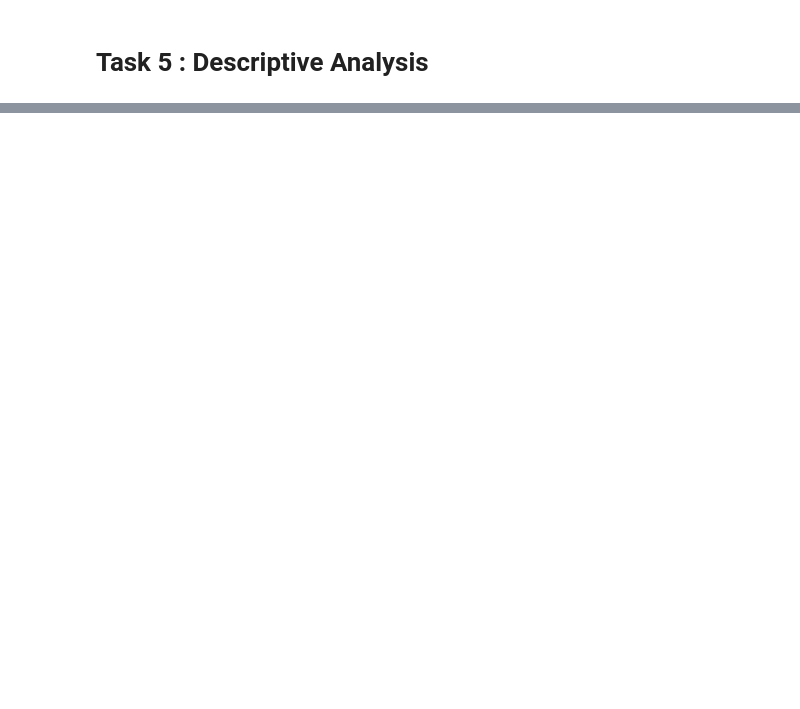
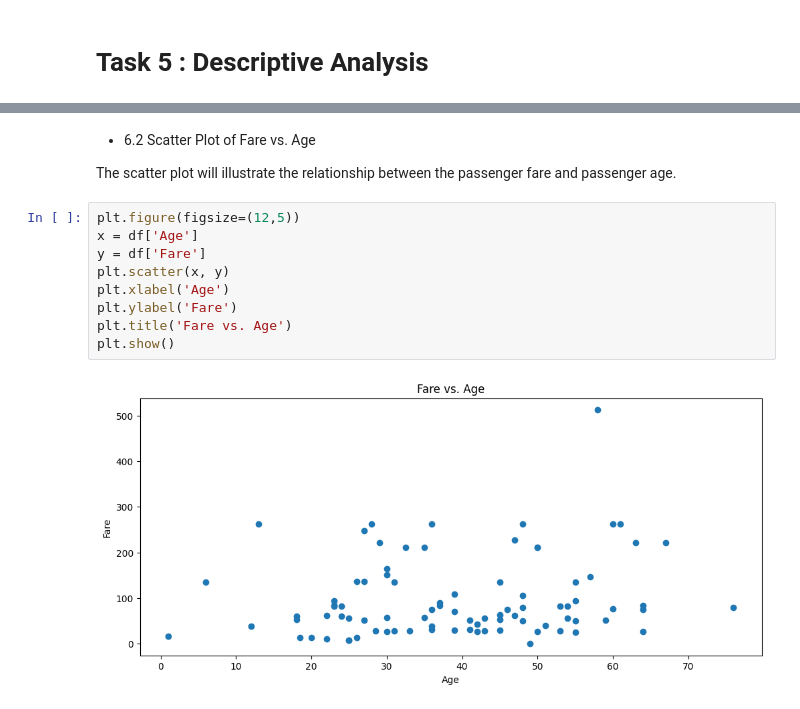
Before and after one commit to Srishti36912/Titanic_python, a Jupyter notebook: data_analysis.ipynb, the cells around one changed output, grey strips where cells are left out. Saved outputs shown, nothing was run; the diff lists cells and outputs as text; blank space fills up the shorter version.

```diff
--- a/data_analysis.ipynb
+++ b/data_analysis.ipynb
@@ -242,0 +225,15 @@ np.int64(4)
+# %% [markdown]
+- 6.2 Scatter Plot of Fare vs. Age
+
+The scatter plot will illustrate the relationship between the passenger fare and passenger age.
+# %%
+plt.figure(figsize=(12,5))
+x = df['Age']
+y = df['Fare']
+plt.scatter(x, y)
+plt.xlabel('Age')
+plt.ylabel('Fare')
+plt.title('Fare vs. Age')
+plt.show()
+# %% [output]
+[figure, added]
```
Also changed, not shown: parts of 30 cells of this notebook.
